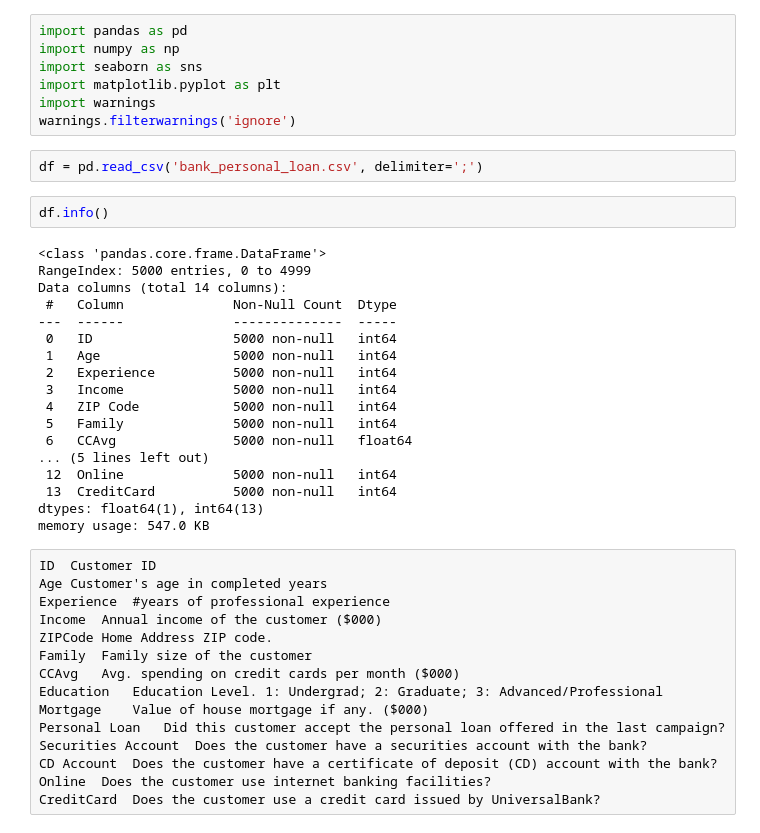
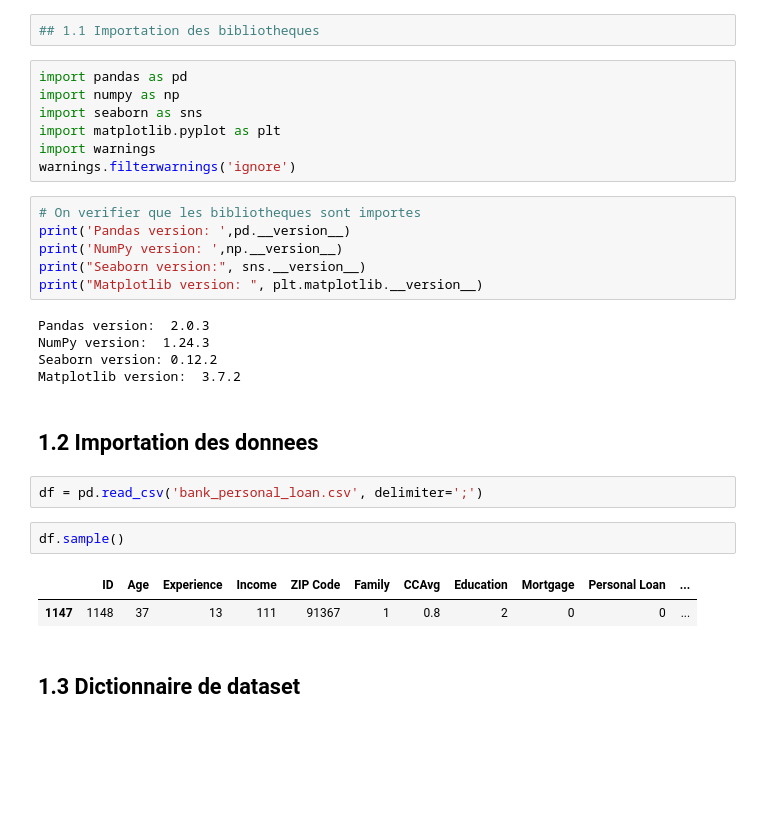
Before and after one commit to ImadElMaftouhi/Projet_dataMining, a Jupyter notebook: clustering.ipynb, the cells around one changed output. Drawn from its saved outputs; the diff is of its cells as text; blank space fills up the shorter version.

```diff
--- a/clustering.ipynb
+++ b/clustering.ipynb
@@ -1,3 +17,5 @@
+# %%
+## 1.1 Importation des bibliotheques
 # %%
 import pandas as pd
 import numpy as np
@@ -5,40 +23,25 @@ import seaborn as sns
 import matplotlib.pyplot as plt
 import warnings
 warnings.filterwarnings('ignore')
+# %%
+# On verifier que les bibliotheques sont importes
+print('Pandas version: ',pd.__version__)
+print('NumPy version: ',np.__version__)
+print("Seaborn version:", sns.__version__)
+print("Matplotlib version: ", plt.matplotlib.__version__)
+# %% [output]
+Pandas version:  2.0.3
+NumPy version:  1.24.3
+Seaborn version: 0.12.2
+Matplotlib version:  3.7.2
+# %% [markdown]
+## 1.2 Importation des donnees
 # %%
 df = pd.read_csv('bank_personal_loan.csv', delimiter=';')
 # %%
-df.info()
+df.sample()
 # %% [output]
-<class 'pandas.core.frame.DataFrame'>
-RangeIndex: 5000 entries, 0 to 4999
-Data columns (total 14 columns):
- #   Column              Non-Null Count  Dtype
----  ------              --------------  -----
- 0   ID                  5000 non-null   int64
- 1   Age                 5000 non-null   int64
- 2   Experience          5000 non-null   int64
- 3   Income              5000 non-null   int64
- 4   ZIP Code            5000 non-null   int64
- 5   Family              5000 non-null   int64
- 6   CCAvg               5000 non-null   float64
-... (5 lines left out)
- 12  Online              5000 non-null   int64
- 13  CreditCard          5000 non-null   int64
-dtypes: float64(1), int64(13)
-memory usage: 547.0 KB
+|  | ID | Age | Experience | Income | ZIP Code | Family | CCAvg | Education | Mortgage | Personal Loan | ... |
+| 1147 | 1148 | 37 | 13 | 111 | 91367 | 1 | 0.8 | 2 | 0 | 0 | ... |
-# %% [raw]
-ID	Customer ID
-Age	Customer's age in completed years
-Experience	#years of professional experience
-Income	Annual income of the customer ($000)
-ZIPCode	Home Address ZIP code.
-Family	Family size of the customer
-CCAvg	Avg. spending on credit cards per month ($000)
-Education	Education Level. 1: Undergrad; 2: Graduate; 3: Advanced/Professional
-Mortgage	Value of house mortgage if any. ($000)
-Personal Loan	Did this customer accept the personal loan offered in the last campaign?
-Securities Account	Does the customer have a securities account with the bank?
-CD Account	Does the customer have a certificate of deposit (CD) account with the bank?
-Online	Does the customer use internet banking facilities?
-CreditCard	Does the customer use a credit card issued by UniversalBank?
+# %% [markdown]
+## 1.3 Dictionnaire de dataset
```
Also changed, not shown: parts of 31 cells of this notebook.
